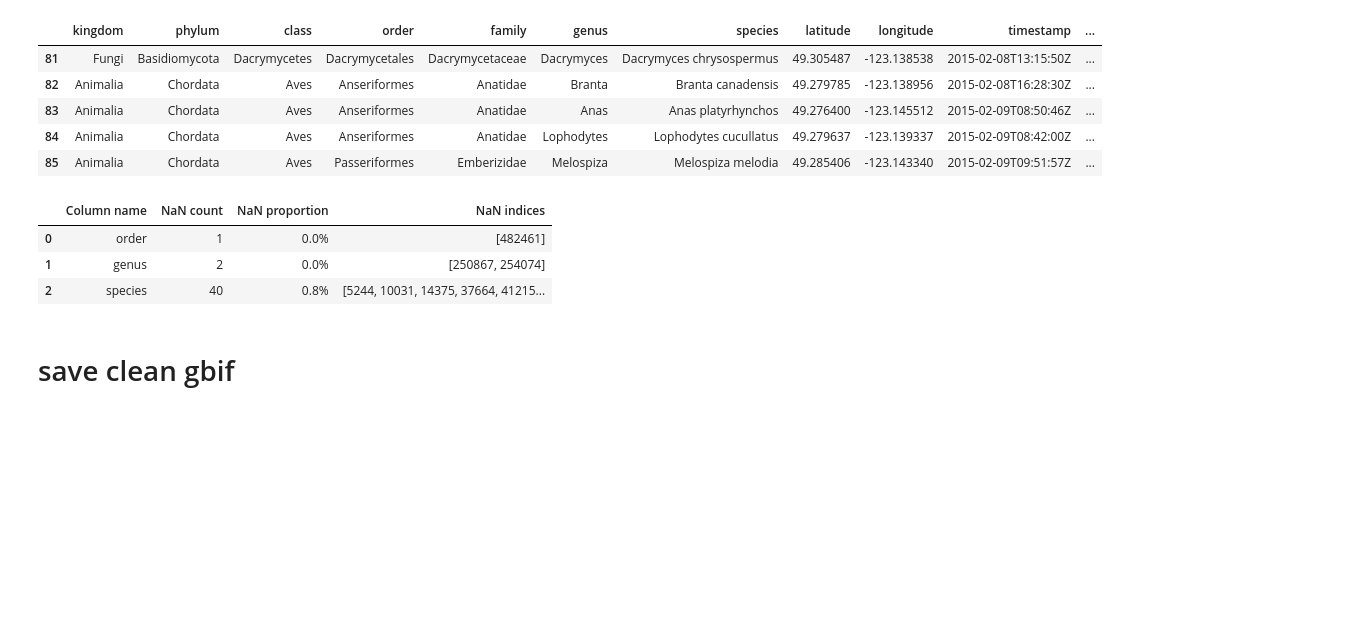
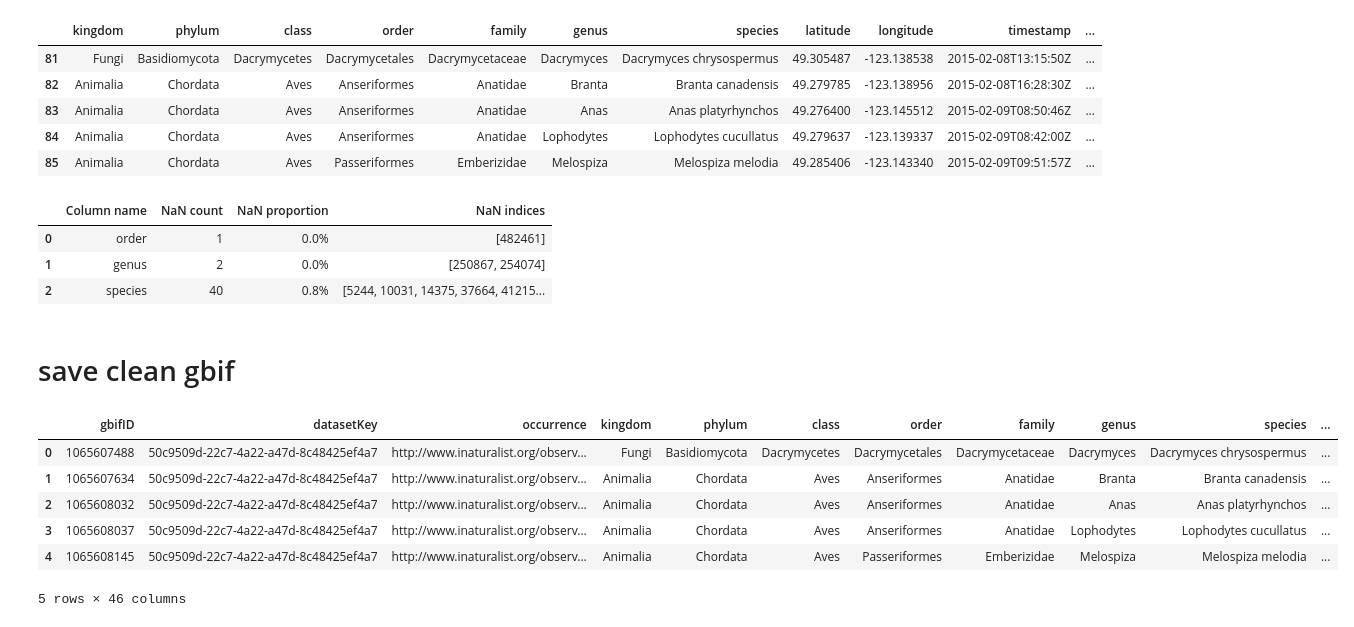
Before and after one commit to aromatic-toast/vancouver_park_biodiversity, a Jupyter notebook: notebooks/gbif_data_cleaning.ipynb, the cells around one changed output. Cells and saved outputs as stored; diff of their text form; code cells hidden in the pictures; blank space fills up the shorter version.

```diff
--- a/notebooks/gbif_data_cleaning.ipynb
+++ b/notebooks/gbif_data_cleaning.ipynb
@@ -99,3 +99,16 @@ find_missing_ingredients(vancouver_gbif)
 # save clean gbif
 # %%
 vancouver_gbif.to_file('data/clean_data/vancouver_gbif.shp')
+# %%
+test = gpd.read_file('../data/raw_data/vancouver_gbif.shp')
+# %%
+test.head(
+)
+# %% [output]
+|  | gbifID | datasetKey | occurrence | kingdom | phylum | class | order | family | genus | species | ... |
+| 0 | 1065607488 | 50c9509d-22c7-4a22-a47d-8c48425ef4a7 | http://www.inaturalist.org/observ... | Fungi | Basidiomycota | Dacrymycetes | Dacrymycetales | Dacrymycetaceae | Dacrymyces | Dacrymyces chrysospermus | ... |
+| 1 | 1065607634 | 50c9509d-22c7-4a22-a47d-8c48425ef4a7 | http://www.inaturalist.org/observ... | Animalia | Chordata | Aves | Anseriformes | Anatidae | Branta | Branta canadensis | ... |
+| 2 | 1065608032 | 50c9509d-22c7-4a22-a47d-8c48425ef4a7 | http://www.inaturalist.org/observ... | Animalia | Chordata | Aves | Anseriformes | Anatidae | Anas | Anas platyrhynchos | ... |
+| 3 | 1065608037 | 50c9509d-22c7-4a22-a47d-8c48425ef4a7 | http://www.inaturalist.org/observ... | Animalia | Chordata | Aves | Anseriformes | Anatidae | Lophodytes | Lophodytes cucullatus | ... |
+| 4 | 1065608145 | 50c9509d-22c7-4a22-a47d-8c48425ef4a7 | http://www.inaturalist.org/observ... | Animalia | Chordata | Aves | Passeriformes | Emberizidae | Melospiza | Melospiza melodia | ... |
+5 rows × 46 columns
```
Also changed, not shown: 34 other files.
